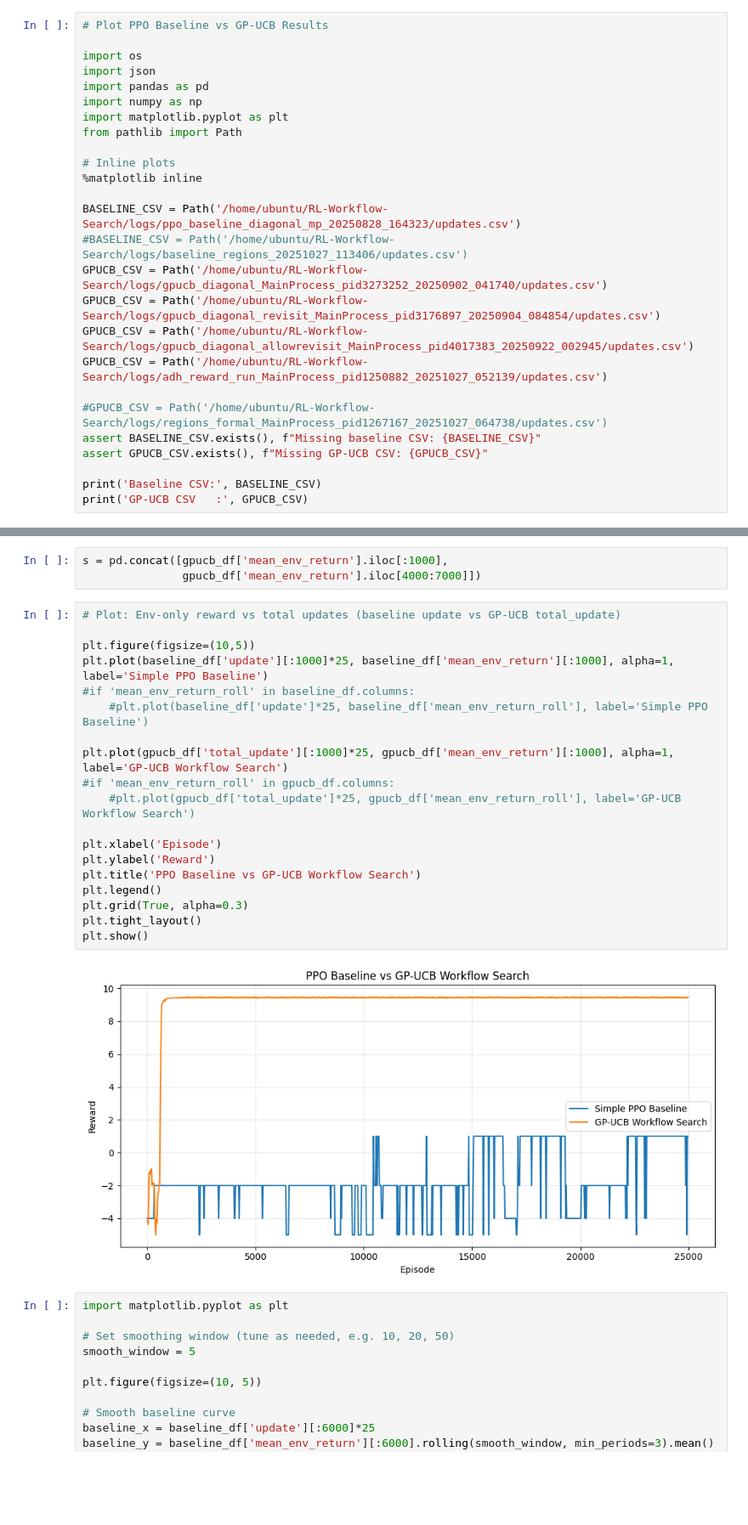
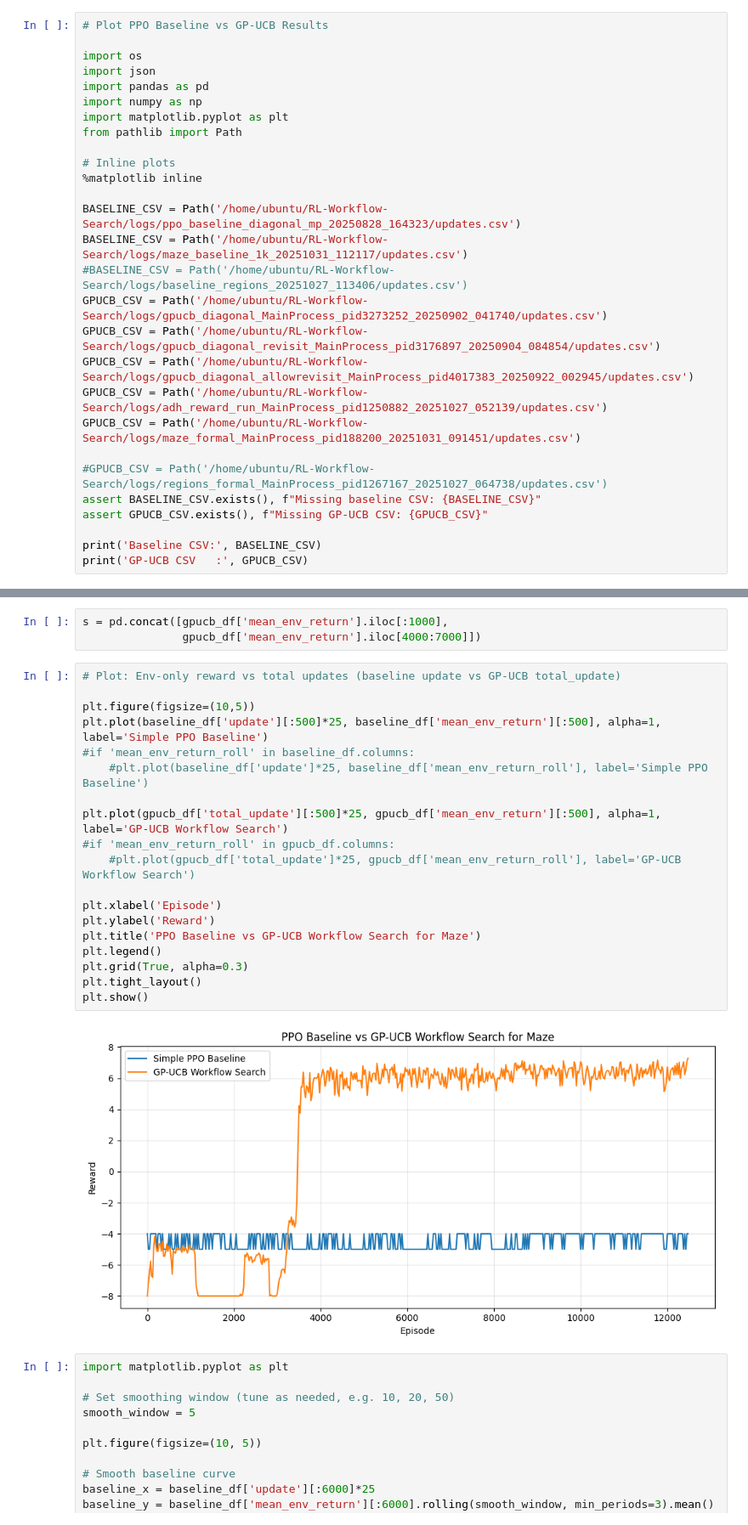
Before and after one commit to Guangyu-Jiang/RL-Workflow-Search, a Jupyter notebook: notebooks/plot_baseline_vs_gpucb.ipynb, the cells around one changed output, grey strips where cells are left out. Shown at 85% size. Saved outputs shown, nothing was run; the diff lists cells and outputs as text; blank space fills up the shorter version.

Commit message:
Update plotting notebook with latest analysis

```diff
--- a/notebooks/plot_baseline_vs_gpucb.ipynb
+++ b/notebooks/plot_baseline_vs_gpucb.ipynb
@@ -12,11 +12,13 @@ from pathlib import Path
 %matplotlib inline
 
 BASELINE_CSV = Path('/home/ubuntu/RL-Workflow-Search/logs/ppo_baseline_diagonal_mp_20250828_164323/updates.csv')
+BASELINE_CSV = Path('/home/ubuntu/RL-Workflow-Search/logs/maze_baseline_1k_20251031_112117/updates.csv')
 #BASELINE_CSV = Path('/home/ubuntu/RL-Workflow-Search/logs/baseline_regions_20251027_113406/updates.csv')
 GPUCB_CSV = Path('/home/ubuntu/RL-Workflow-Search/logs/gpucb_diagonal_MainProcess_pid3273252_20250902_041740/updates.csv')
 GPUCB_CSV = Path('/home/ubuntu/RL-Workflow-Search/logs/gpucb_diagonal_revisit_MainProcess_pid3176897_20250904_084854/updates.csv')
 GPUCB_CSV = Path('/home/ubuntu/RL-Workflow-Search/logs/gpucb_diagonal_allowrevisit_MainProcess_pid4017383_20250922_002945/updates.csv')
 GPUCB_CSV = Path('/home/ubuntu/RL-Workflow-Search/logs/adh_reward_run_MainProcess_pid1250882_20251027_052139/updates.csv')
+GPUCB_CSV = Path('/home/ubuntu/RL-Workflow-Search/logs/maze_formal_MainProcess_pid188200_20251031_091451/updates.csv')
 
 #GPUCB_CSV = Path('/home/ubuntu/RL-Workflow-Search/logs/regions_formal_MainProcess_pid1267167_20251027_064738/updates.csv')
 assert BASELINE_CSV.exists(), f"Missing baseline CSV: {BASELINE_CSV}"
@@ -132,24 +134,24 @@ s = pd.concat([gpucb_df['mean_env_return'].iloc[:1000],
 # %%
 # Plot: Env-only reward vs total updates (baseline update vs GP-UCB total_update)
 
 plt.figure(figsize=(10,5))
-plt.plot(baseline_df['update'][:1000]*25, baseline_df['mean_env_return'][:1000], alpha=1, label='Simple PPO Baseline')
+plt.plot(baseline_df['update'][:500]*25, baseline_df['mean_env_return'][:500], alpha=1, label='Simple PPO Baseline')
 #if 'mean_env_return_roll' in baseline_df.columns:
     #plt.plot(baseline_df['update']*25, baseline_df['mean_env_return_roll'], label='Simple PPO Baseline')
 
-plt.plot(gpucb_df['total_update'][:1000]*25, gpucb_df['mean_env_return'][:1000], alpha=1, label='GP-UCB Workflow Search')
+plt.plot(gpucb_df['total_update'][:500]*25, gpucb_df['mean_env_return'][:500], alpha=1, label='GP-UCB Workflow Search')
 #if 'mean_env_return_roll' in gpucb_df.columns:
     #plt.plot(gpucb_df['total_update']*25, gpucb_df['mean_env_return_roll'], label='GP-UCB Workflow Search')
 
 plt.xlabel('Episode')
 plt.ylabel('Reward')
-plt.title('PPO Baseline vs GP-UCB Workflow Search')
+plt.title('PPO Baseline vs GP-UCB Workflow Search for Maze')
 plt.legend()
 plt.grid(True, alpha=0.3)
 plt.tight_layout()
 plt.show()
 # %% [output]
-[figure, old version]
+[figure, new version]
 # %%
 import matplotlib.pyplot as plt
 
```
Also changed, not shown: parts of 4 cells of this notebook.
